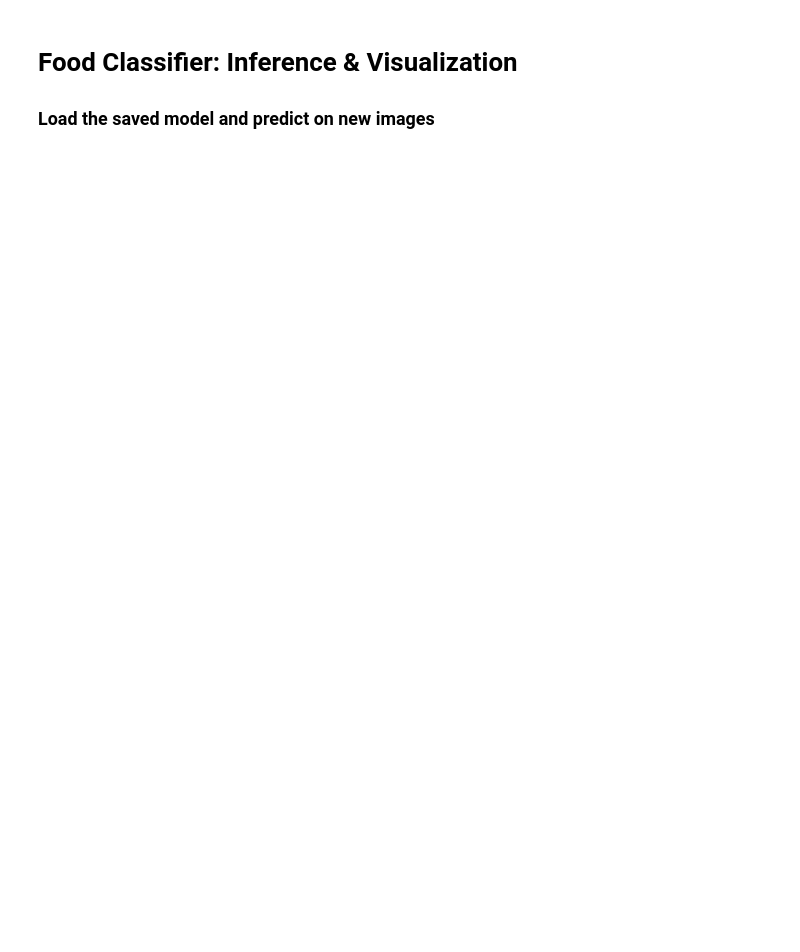
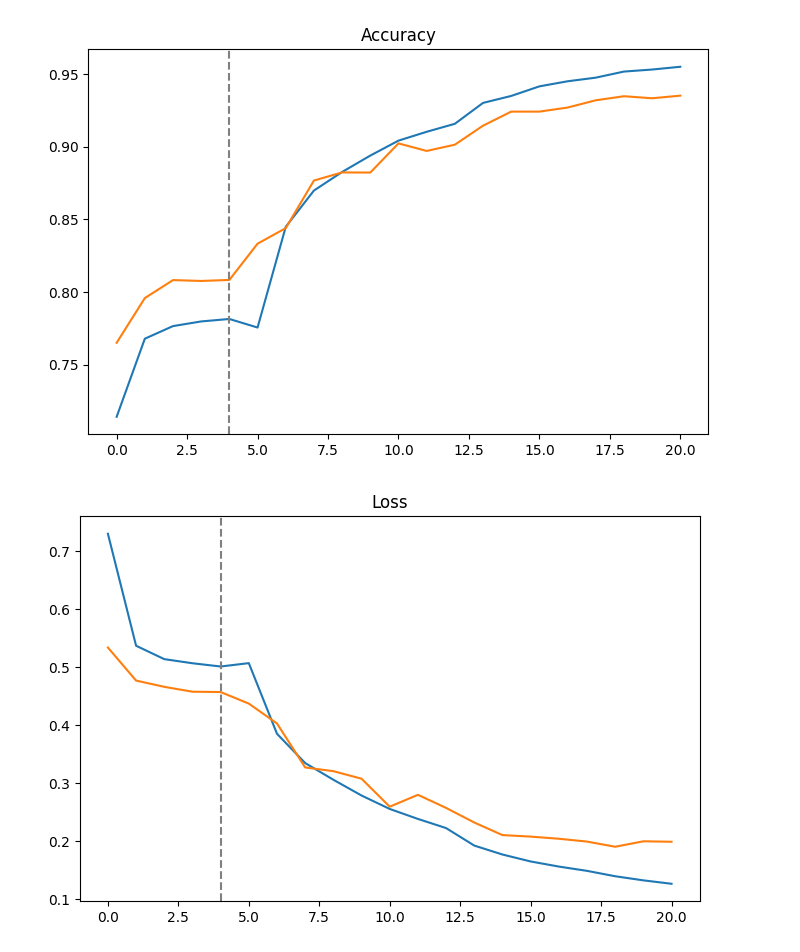
Before and after one commit to andrewstephengames/protein-classifier, a Jupyter notebook: main.ipynb, the cells around one changed output. Cells and saved outputs as stored; diff of their text form; code cells hidden in the pictures; blank space fills up the shorter version.

```diff
--- a/main.ipynb
+++ b/main.ipynb
@@ -1,3 +0,0 @@
-# %% [markdown]
-# Food Classifier: Inference & Visualization
-### Load the saved model and predict on new images
@@ -22,0 +12,23 @@ print("✅ Model loaded successfully!")
+# %%
+train_acc = [0.7140, 0.7678, 0.7765, 0.7797, 0.7814, 0.7755, 0.8449, 0.8699, 0.8827, 0.8940, 0.9043, 0.9104, 0.9159, 0.9303, 0.9351, 0.9417, 0.9452, 0.9477, 0.9519, 0.9533, 0.9552]
+val_acc   = [0.7650, 0.7958, 0.8082, 0.8076, 0.8083, 0.8333, 0.8440, 0.8768, 0.8824, 0.8823, 0.9024, 0.8972, 0.9015, 0.9146, 0.9243, 0.9243, 0.9271, 0.9321, 0.9349, 0.9335, 0.9353]
+
+train_loss = [0.7303, 0.5371, 0.5140, 0.5069, 0.5013, 0.5071, 0.3852, 0.3347, 0.3059, 0.2787, 0.2555, 0.2383, 0.2225, 0.1923, 0.1769, 0.1649, 0.1561, 0.1487, 0.1394, 0.1323, 0.1264]
+val_loss   = [0.5340, 0.4770, 0.4662, 0.4578, 0.4572, 0.4373, 0.4030, 0.3271, 0.3207, 0.3077, 0.2594, 0.2799, 0.2573, 0.2321, 0.2104, 0.2078, 0.2041, 0.1992, 0.1903, 0.1997, 0.1989]
+
+plt.figure(figsize=(8, 5))
+plt.plot(train_acc)
+plt.plot(val_acc)
+plt.axvline(x=4, color='gray', linestyle='--')
+plt.title('Accuracy')
+plt.show()
+
+plt.figure(figsize=(8, 5))
+plt.plot(train_loss)
+plt.plot(val_loss)
+plt.axvline(x=4, color='gray', linestyle='--')
+plt.title('Loss')
+plt.show()
+# %% [output]
+[figure, added]
+[figure, added]
```
Also changed, not shown: parts of 6 cells of this notebook, 1 other file.
